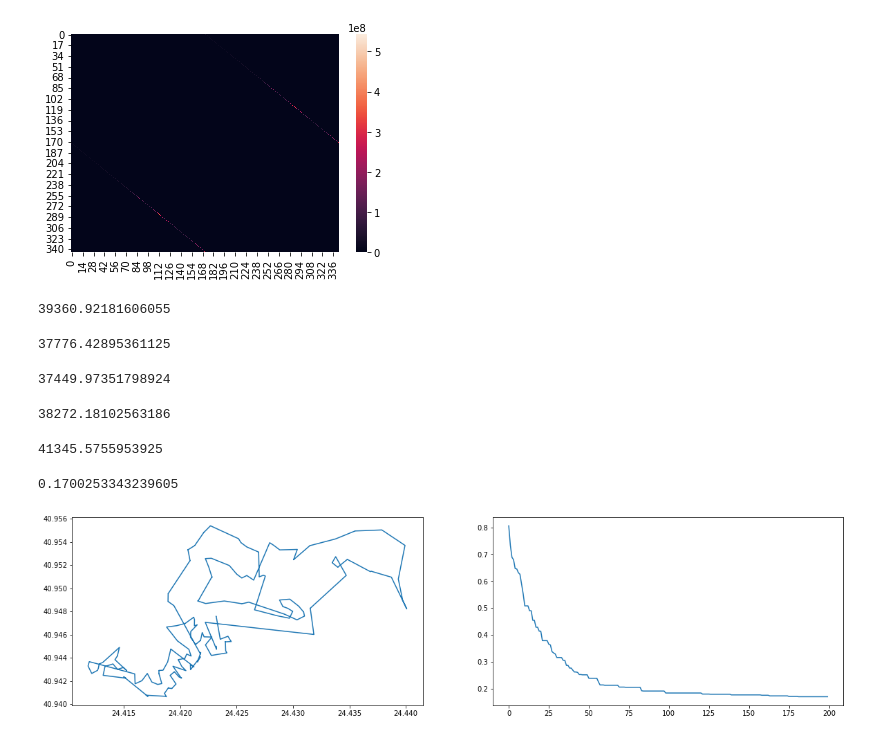
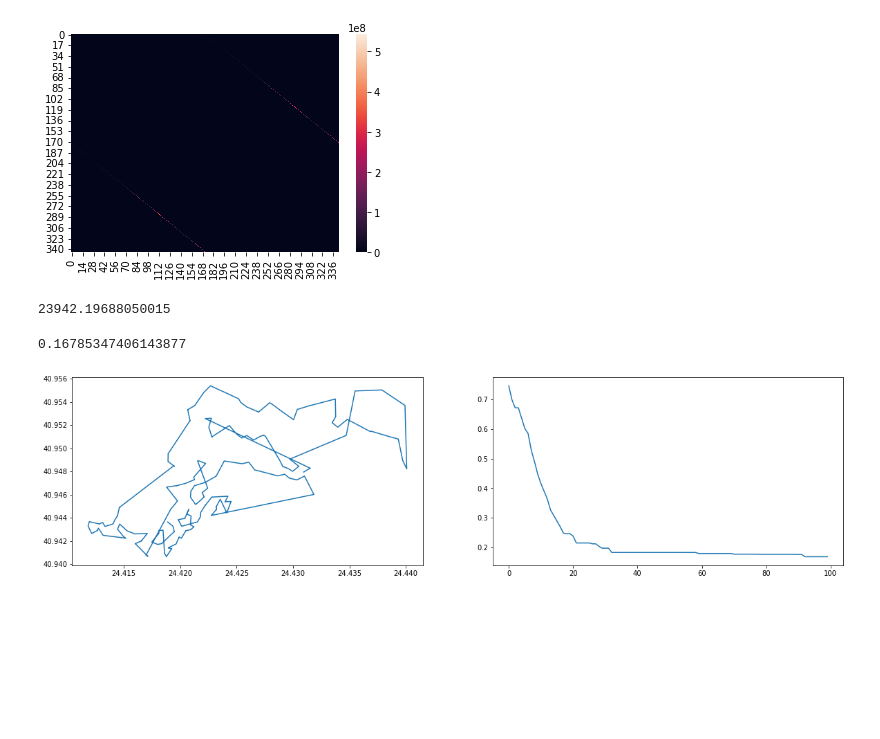
Before and after one commit to DimitrisMitroulis/NN-Projects, a Jupyter notebook: despoina-shortestPath/Map plotter-improved.ipynb, the cells around one changed output. Drawn from its saved outputs; the diff is of its cells as text; code cells hidden in the pictures; blank space fills up the shorter version.

```diff
--- a/despoina-shortestPath/Map plotter-improved.ipynb
+++ b/despoina-shortestPath/Map plotter-improved.ipynb
@@ -11,19 +11,22 @@ import multiprocessing
 import time
 # %%
 # import file
-tree = ET.parse('2.kml')
+tree = ET.parse('agios_atha.kml')
 root = tree.getroot()
 # %%
 # create empty array
 arr = np.empty((0,2))
 
+# Το {http://www.opengis.net/kml/2.2} χρησιμοποιέιται για να ορίσεις την δομή και την διαδρομή του στοιχείου
+# Ουσιαστικά δημιουργεί αντικείμενο επαναλήπτη που κάνει επαν΄αληψη για κάθε στοιχείο "Placemerk"
 for i,placemark in enumerate(root.iter('{http://www.opengis.net/kml/2.2}Placemark')):
-    # Extract relevant data from placemark
-    name = placemark.find('{http://www.opengis.net/kml/2.2}name').text
+    # Εξαγωγή στοιχείων από το αρχείο
+    # η συνάρτηση .find() χρησιμοποιείται για να πάρεις τις συντεταγμένες απο την διαδρομή point/coordinates
     coordinates = placemark.find('{http://www.opengis.net/kml/2.2}Point/{http://www.opengis.net/kml/2.2}coordinates').text
 
-    # Add x,y coordinates to arrays
-    # split at "," and again at space for x coordinate
+    # Προσθήκη x,y συντεταγμένων στον πίνακα
+    # η συνάρτηση split επιστρέφει έναν πίνακα για όλα τα στοιχεία που έχουμε χωρίσει
+    # χρησιμοποιούμε ξανά την split για το κενό και πάιρνουμε το τελευτείο στοιχείο
     x = float(coordinates.split(',')[0].split(" ")[-1])
     y = float(coordinates.split(',')[1])
     arr = np.append(arr,[[x,y]],axis=0)
@@ -198,42 +186,31 @@ def aco(points, alpha, beta, evapo_coef, colony_size, num_iter):
 # %%
 # ~3 times faster
-
-num_iters = [10,20,50,100,200]
-
-times = []
 monitor = []
 
-for item in num_iters:
-    start = time.time()
-    best_path, monitor_costs = aco(points = arr,
-                                   alpha = 1,
-                                   beta = 1,
-                                   evapo_coef = 0.05,
-                                   colony_size = 50,
-                                   num_iter = item)
 
-    times.append(time.time() - start)
-    monitor.append(monitor_costs[-1])
+best_path, monitor_costs = aco(points = arr,
+                               alpha = 1,
+                               beta = 1,
+                               evapo_coef = 0.2,
+                               colony_size = 80,
+                               num_iter = 100)
+
 
 
 
 
 print(monitor_costs[-1])
 print('')
 
 plt.figure(figsize=(20,5));
 plt.subplot(1,2,1);
 plt.plot(arr[best_path,0],
          arr[best_path,1]);
 
 
 plt.subplot(1,2,2);
 plt.plot(np.arange(len(monitor_costs)),monitor_costs);
 # %% [output]
-39360.92181606055
+23942.19688050015
-37776.42895361125
+0.16785347406143877
-37449.97351798924
-38272.18102563186
-41345.5755953925
-0.1700253343239605
-[figure, old version]
+[figure, new version]
```
Also changed, not shown: parts of 10 cells of this notebook, 1 other file.
